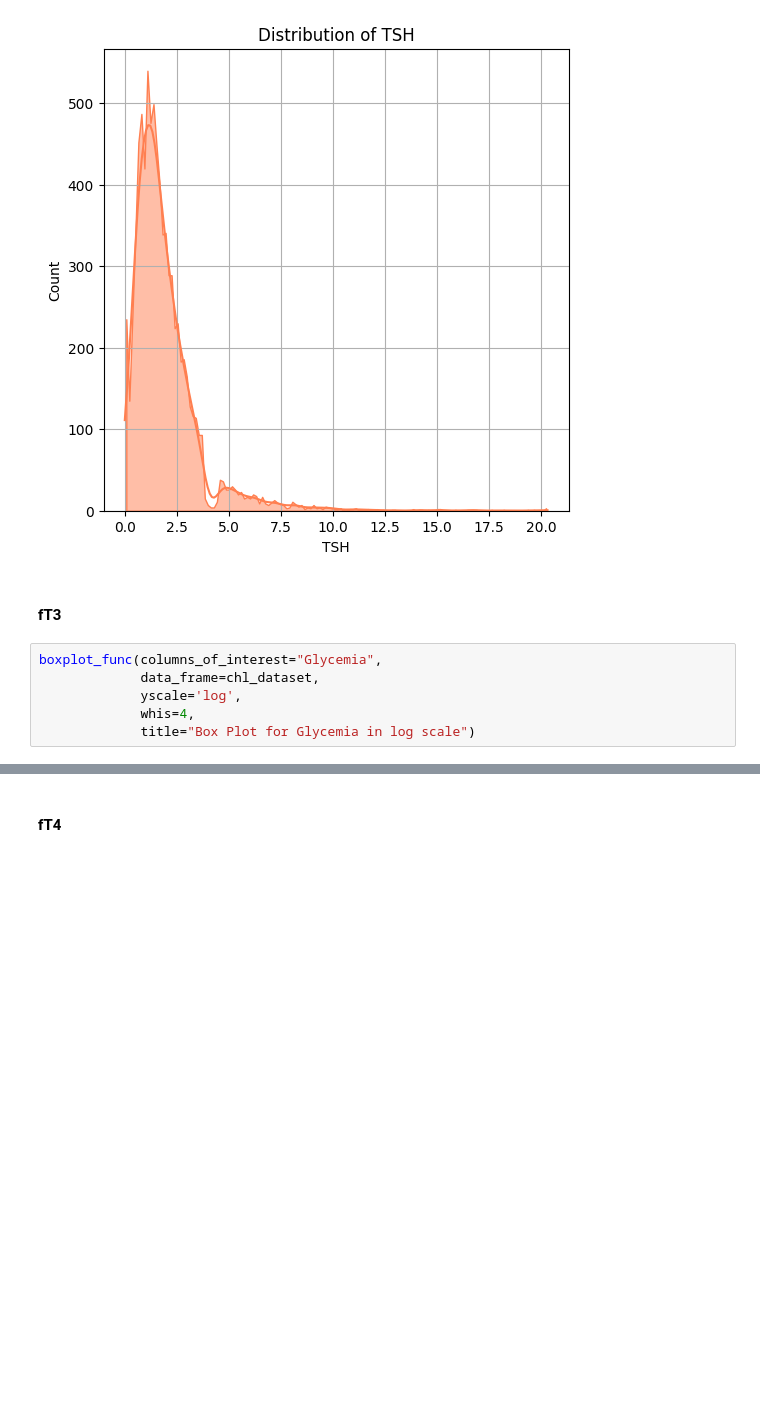
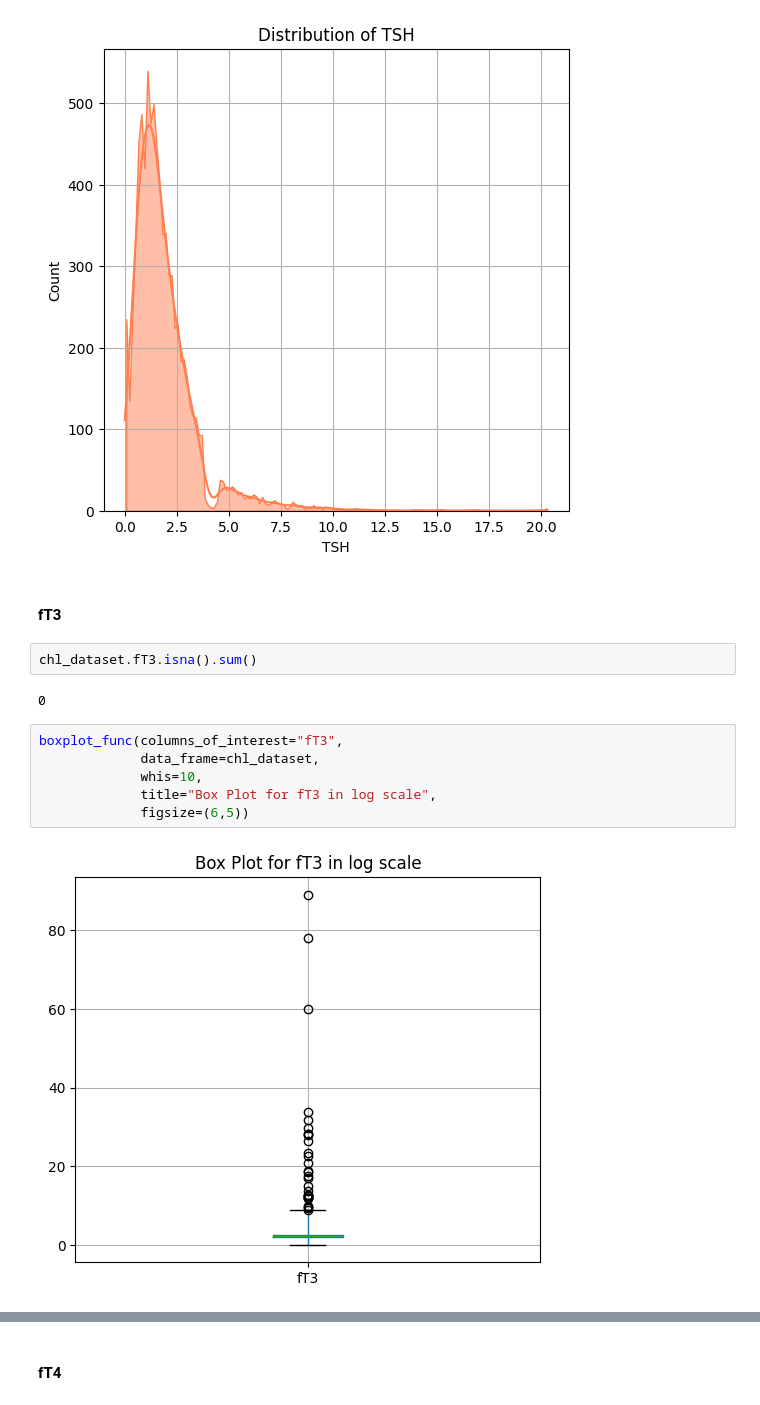
Before and after one commit to davide-marchi/clinical-data-encoding, a Jupyter notebook: Cleaning_Data.ipynb, the cells around one changed output, grey strips where cells are left out. Cells and saved outputs as stored; diff of their text form; blank space fills up the shorter version.

```diff
--- a/Cleaning_Data.ipynb
+++ b/Cleaning_Data.ipynb
@@ -449,9 +449,15 @@ sea_histogram(dataframe_to_plot=chl_dataset,
 [figure]
 # %% [markdown]
 #### fT3
+# %%
+chl_dataset.fT3.isna().sum()
+# %% [output]
+0
 # %%
-boxplot_func(columns_of_interest="Glycemia",
+boxplot_func(columns_of_interest="fT3",
              data_frame=chl_dataset,
-             yscale='log',
-             whis=4,
-             title="Box Plot for Glycemia in log scale")
+             whis=10,
+             title="Box Plot for fT3 in log scale",
+             figsize=(6,5))
+# %% [output]
+[figure, added]
```
Also changed, not shown: parts of 6 cells of this notebook.
